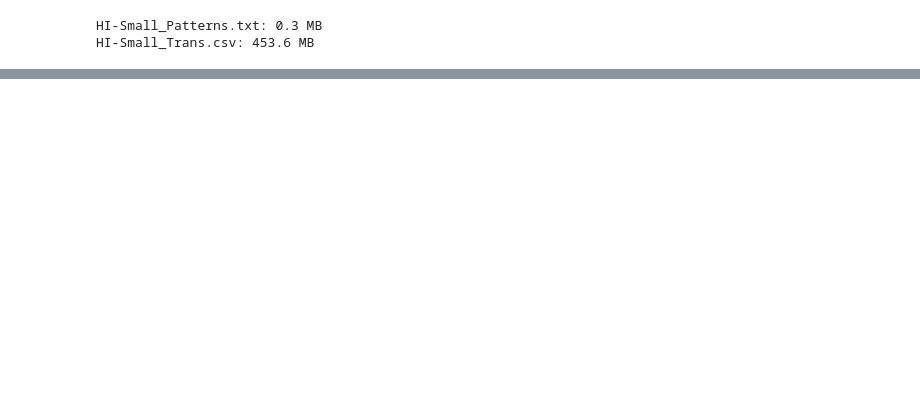
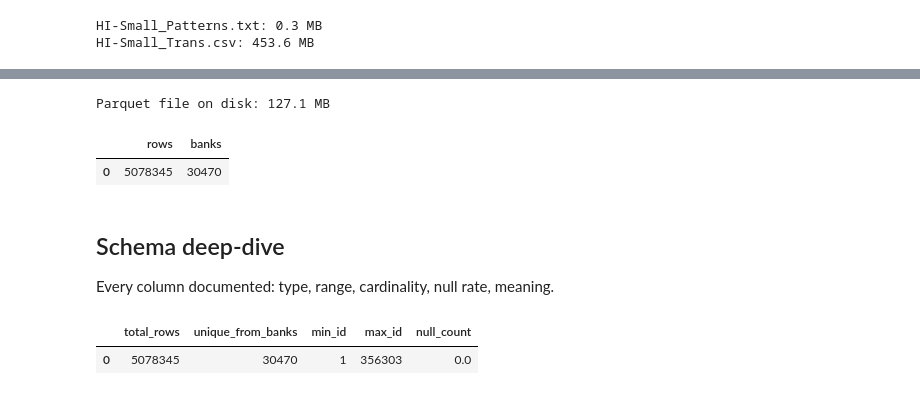
Before and after one commit to abyudh-kattemane/fincrime-sentinel, a Jupyter notebook: notebooks/01_eda.ipynb, the cells around one changed output, grey strips where cells are left out. Saved outputs shown, nothing was run; the diff lists cells and outputs as text; code cells hidden in the pictures; blank space fills up the shorter version.

```diff
--- a/notebooks/01_eda.ipynb
+++ b/notebooks/01_eda.ipynb
@@ -110,0 +148,35 @@ HI-Small_Trans.csv: 453.6 MB
+# %%
+parquet_path = PROCESSED / 'transactions.parquet'
+parquet_size_mb = parquet_path.stat().st_size / (1024**2)
+print(f"Parquet file on disk: {parquet_size_mb:.1f} MB")
+# %% [output]
+Parquet file on disk: 127.1 MB
+# %%
+import duckdb
+
+# Load Parquet via DuckDB — much faster than pandas for analytics
+con = duckdb.connect()
+con.execute(f"CREATE VIEW transactions AS SELECT * FROM '{PROCESSED}/transactions.parquet'")
+
+# Quick sanity check via SQL
+con.execute("SELECT COUNT(*) AS rows, COUNT(DISTINCT from_bank) AS banks FROM transactions").df()
+# %% [output]
+|  | rows | banks |
+| 0 | 5078345 | 30470 |
+# %% [markdown]
+## Schema deep-dive
+
+Every column documented: type, range, cardinality, null rate, meaning.
+# %%
+con.execute("""
+    SELECT
+        COUNT(*) AS total_rows,
+        COUNT(DISTINCT from_bank) AS unique_from_banks,
+        MIN(from_bank) AS min_id,
+        MAX(from_bank) AS max_id,
+        SUM(CASE WHEN from_bank IS NULL THEN 1 ELSE 0 END) AS null_count
+    FROM transactions
+""").df()
+# %% [output]
+|  | total_rows | unique_from_banks | min_id | max_id | null_count |
+| 0 | 5078345 | 30470 | 1 | 356303 | 0.0 |
```
Also changed, not shown: parts of 21 cells of this notebook.
